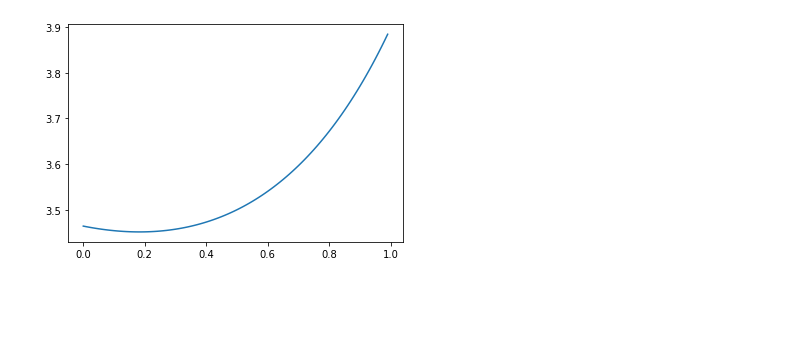
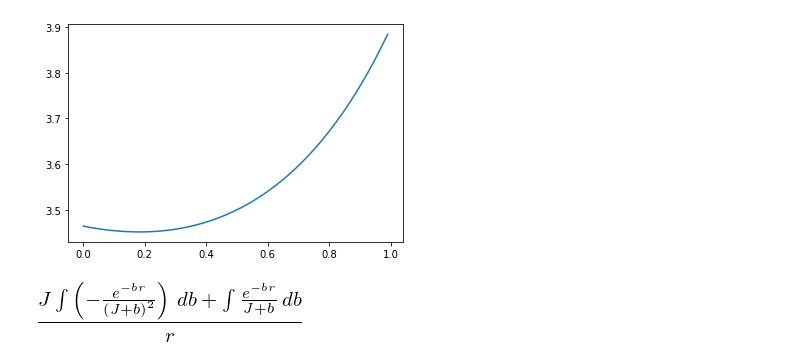
Before and after one commit to jhconning/enclosure, a Jupyter notebook: notebooks/ConditionalOptimality.ipynb, the cells around one changed output. Cells and saved outputs as stored; diff of their text form; code cells hidden in the pictures; blank space fills up the shorter version.

```diff
--- a/notebooks/ConditionalOptimality.ipynb
+++ b/notebooks/ConditionalOptimality.ipynb
@@ -311,3 +308,11 @@ Yt = Y(tt, 1)
 pud = plt.plot(tt, Yt)
 # %% [output]
 [figure]
+# %%
+b, r, J = symbols('b r J')
+# %%
+dag = integrate(exp(-r*b)/r * J/(J+b), b)
+# %%
+diff(dag, J).simplify()
+# %% [output]
+[figure, added]
```
Also changed, not shown: parts of 1 cell of this notebook.
